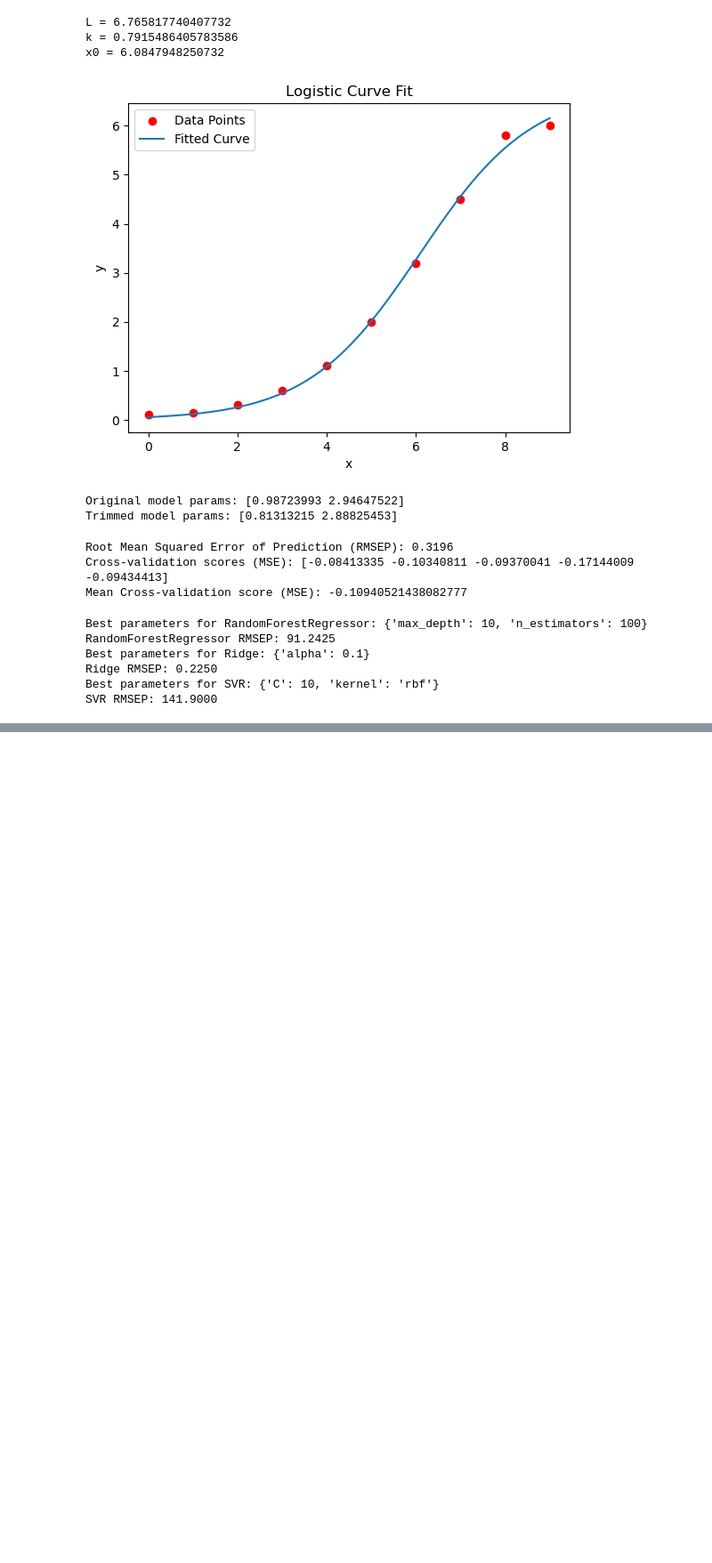
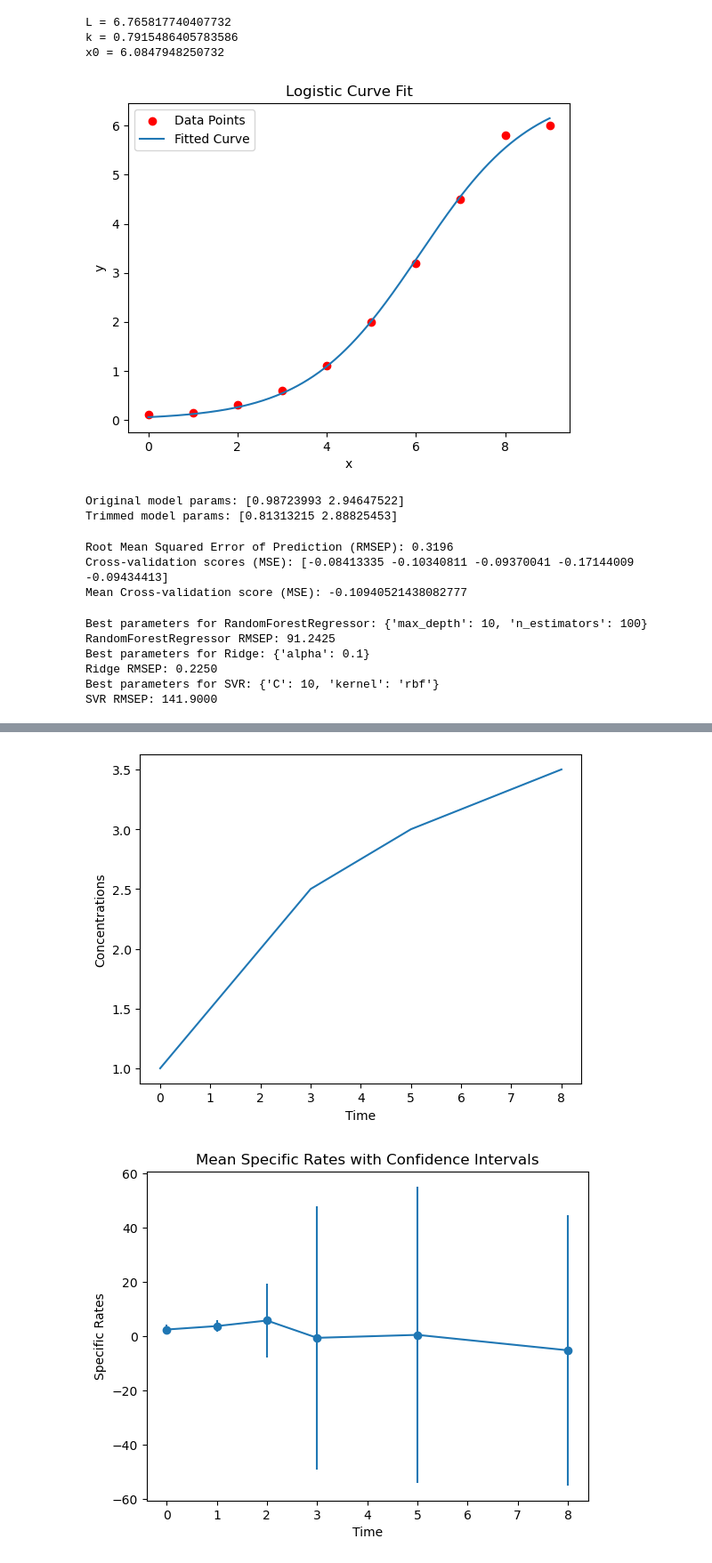
Before and after one commit to deepbiolab/diffbio, a Jupyter notebook: notebook/Untitled.ipynb, the cells around one changed output, grey strips where cells are left out. Shown: that part at 89% size. Drawn from its saved outputs; the diff is of its cells as text; code cells hidden in the pictures; blank space fills up the shorter version.

```diff
--- a/notebook/Untitled.ipynb
+++ b/notebook/Untitled.ipynb
@@ -256,0 +414,58 @@ SVR RMSEP: 141.9000
+# %%
+import numpy as np
+from scipy.interpolate import CubicSpline
+import matplotlib.pyplot as plt
+
+# 示例数据
+time_points = np.array([0, 1, 2, 3, 5, 8])
+original_concentrations = np.array([1.0, 1.5, 2.0, 2.5, 3.0, 3.5])
+biomass_concentrations = np.array([0.5, 0.7, 0.8, 0.9, 1.0, 1.1])
+n_samples = 100
+
+# 测量误差
+cv_concentration = 0.10
+cv_biomass = 0.05
+
+# 生成随机测量值
+random_concentrations = np.array([np.random.normal(loc=val, scale=val * cv_concentration, size=n_samples) for val in original_concentrations])
+random_biomass = np.array([np.random.normal(loc=val, scale=val * cv_biomass, size=n_samples) for val in biomass_concentrations])
+
+# 使用分段三次插值（CubicSpline）构建样条
+def generate_spline(time_points, values):
+    return CubicSpline(time_points, values, bc_type='natural')
+
+# 计算特定速率
+def compute_specific_rate(concentration_spline, biomass_spline, time_points):
+    concentration_rates = concentration_spline(time_points, 1)  # 一阶导数
+    biomass_rates = biomass_spline(time_points, 1)  # 一阶导数
+    specific_rates = concentration_rates / biomass_rates
+    return specific_rates
+
+# 进行蒙特卡洛模拟
+all_specific_rates = []
+
+for i in range(n_samples):
+    concentration_spline = generate_spline(time_points, random_concentrations[:, i])
+    biomass_spline = generate_spline(time_points, random_biomass[:, i])
+    specific_rates = compute_specific_rate(concentration_spline, biomass_spline, time_points)
+    all_specific_rates.append(specific_rates)
+
+all_specific_rates = np.array(all_specific_rates)
+mean_specific_rates = np.mean(all_specific_rates, axis=0)
+std_specific_rates = np.std(all_specific_rates, axis=0)
+
+# 绘图
+plt.figure()
+plt.plot(time_points, original_concentrations)
+plt.xlabel('Time')
+plt.ylabel('Concentrations')
+plt.show();
+plt.figure()
+plt.errorbar(time_points, mean_specific_rates, yerr=std_specific_rates, fmt='-o')
+plt.xlabel('Time')
+plt.ylabel('Specific Rates')
+plt.title('Mean Specific Rates with Confidence Intervals')
+plt.show();
+# %% [output]
+[figure, added]
+[figure, added]
```
Also changed, not shown: parts of 4 cells of this notebook, 1 other file.
